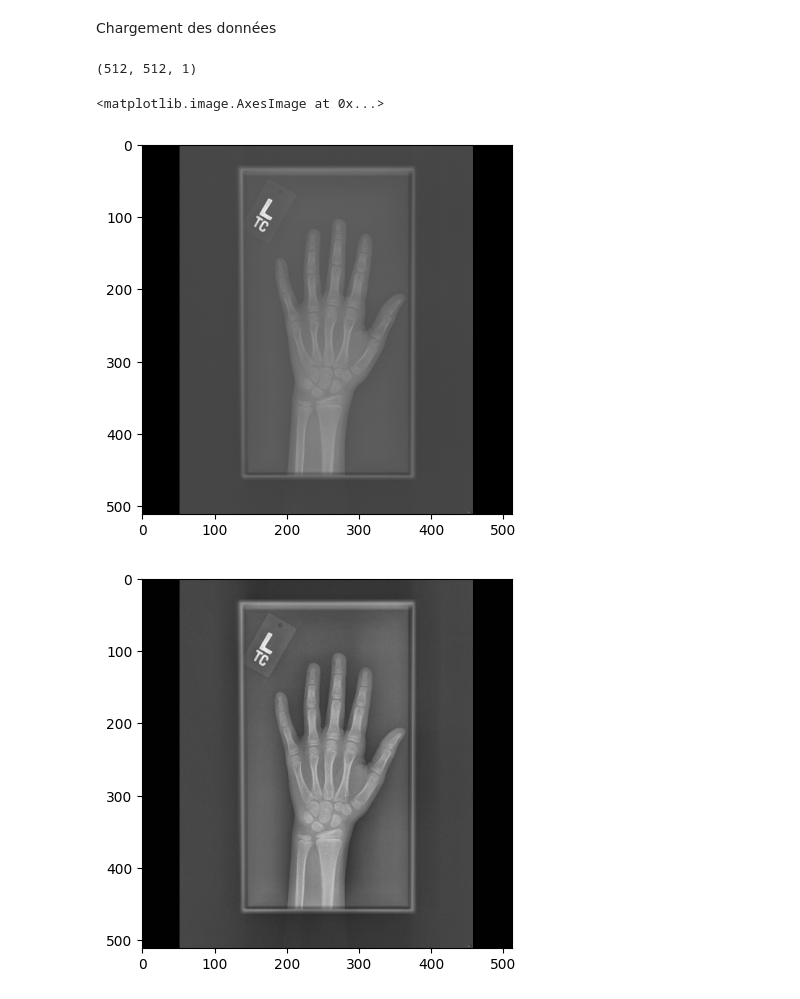
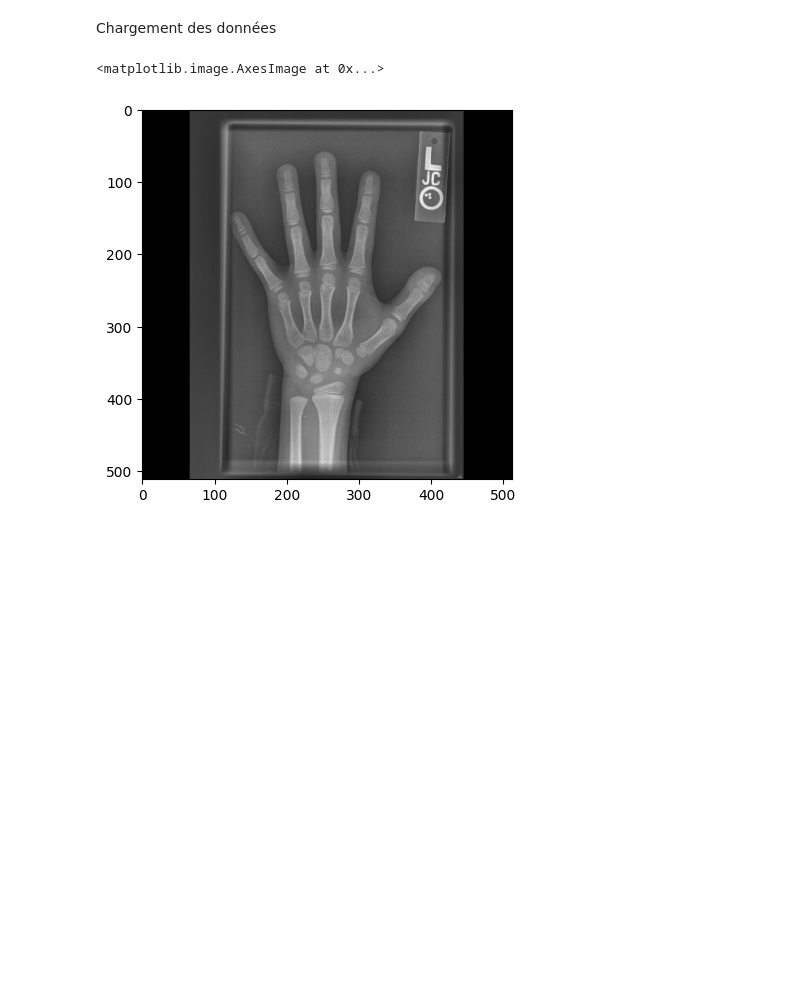
Before and after one commit to adl-vrd/X_ray, a Jupyter notebook: main.ipynb, the cells around one changed output. Drawn from its saved outputs; the diff is of its cells as text; code cells hidden in the pictures; blank space fills up the shorter version.

```diff
--- a/main.ipynb
+++ b/main.ipynb
@@ -31,53 +33,47 @@ sexe_test = test_array[:,1]
 # %%
-def chargement_images_train(numero_patient_train):
-    img_path = f'training/{numero_patient_train}.png'
-    img = tf.io.read_file(img_path)
-    img = tf.image.decode_image(img, channels=3)
-    img = tf.image.resize_with_pad(img,512,512) # pad car image rectangulaire paysage et portrait et dim différentes
-    img = tf.image.rgb_to_grayscale(img)
-
-    return img / 255.0
 
 def chargement_images_train_2(numero_patient_train):
     img_path = f'training/{numero_patient_train}.png'
     img = tf.io.read_file(img_path)
     img = tf.image.decode_image(img, channels=3)
     img = tf.image.resize_with_pad(img, 512, 512)
     img = tf.image.rgb_to_grayscale(img)
 
     def _clahe(img_np):
         img_np = img_np.numpy().astype(np.uint8)  # on convertit en numpy pour appliquer le CLAHE
         clahe = cv2.createCLAHE(clipLimit=2.0, tileGridSize=(8,8))
         enhanced = clahe.apply(img_np[:, :, 0])         # canal unique (gris)
         return enhanced.astype(np.uint8)
 
     img = tf.py_function(func=_clahe, inp=[img], Tout=tf.uint8)
     img = tf.cast(img, tf.float32) / 255.0
 
     return img
 
 
 def chargement_images_test(numero_patient_train):
     img_path = f'test/{numero_patient_train}.png'
     img = tf.io.read_file(img_path)
     img = tf.image.decode_image(img, channels=3)
     img = tf.image.resize_with_pad(img,512,512) #pad car image rectangulaire paysage et portrait et dim différentes
     img = tf.image.rgb_to_grayscale(img)
 
-    return img / 255.0
+    def _clahe(img_np):
+        img_np = img_np.numpy().astype(np.uint8)  # on convertit en numpy pour appliquer le CLAHE
+        clahe = cv2.createCLAHE(clipLimit=2.0, tileGridSize=(8,8))
+        enhanced = clahe.apply(img_np[:, :, 0])         # canal unique (gris)
+        return enhanced.astype(np.uint8)
 
-#affichage de l'image
-image_1600 = chargement_images_train(1800)
-print(image_1600.shape)
+    img = tf.py_function(func=_clahe, inp=[img], Tout=tf.uint8)
+    img = tf.cast(img, tf.float32) / 255.0
+
+    return img
+
 plt.figure()
-plt.imshow(image_1600.numpy().squeeze(), cmap='gray')
-plt.figure()
-plt.imshow(chargement_images_train_2(1800).numpy().squeeze(), cmap='gray')
+plt.imshow(chargement_images_train_2(1700).numpy().squeeze(), cmap='gray')
 # %% [output]
-(512, 512, 1)
+<matplotlib.image.AxesImage at 0x...>
-<matplotlib.image.AxesImage at 0x...>
-[figure, old version]
+[figure, new version]
-[figure, removed]
 # %%
 
 img_path_k_train = []
```
Also changed, not shown: parts of 5 cells of this notebook, 1 other file.
